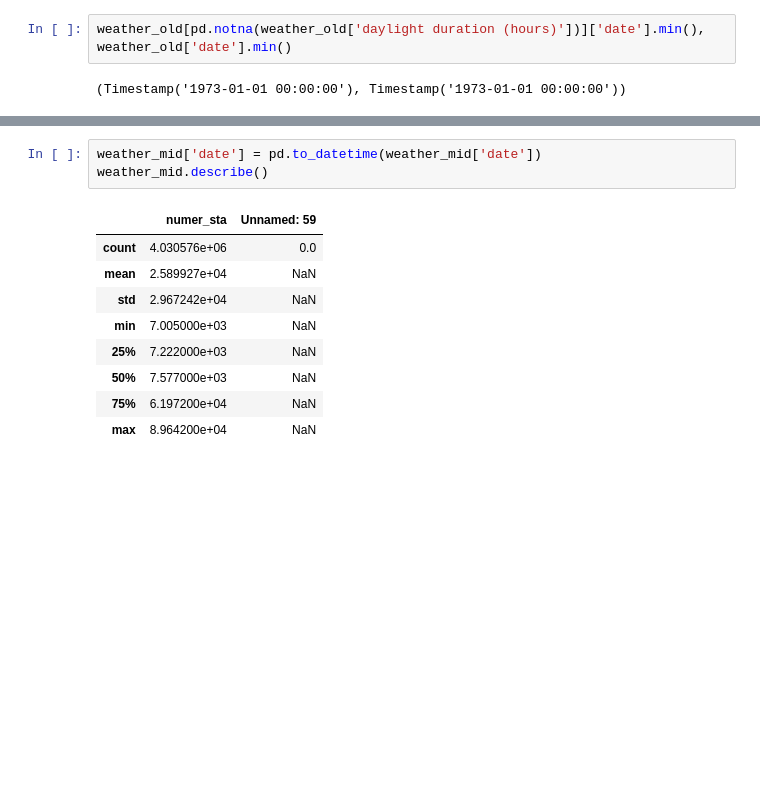
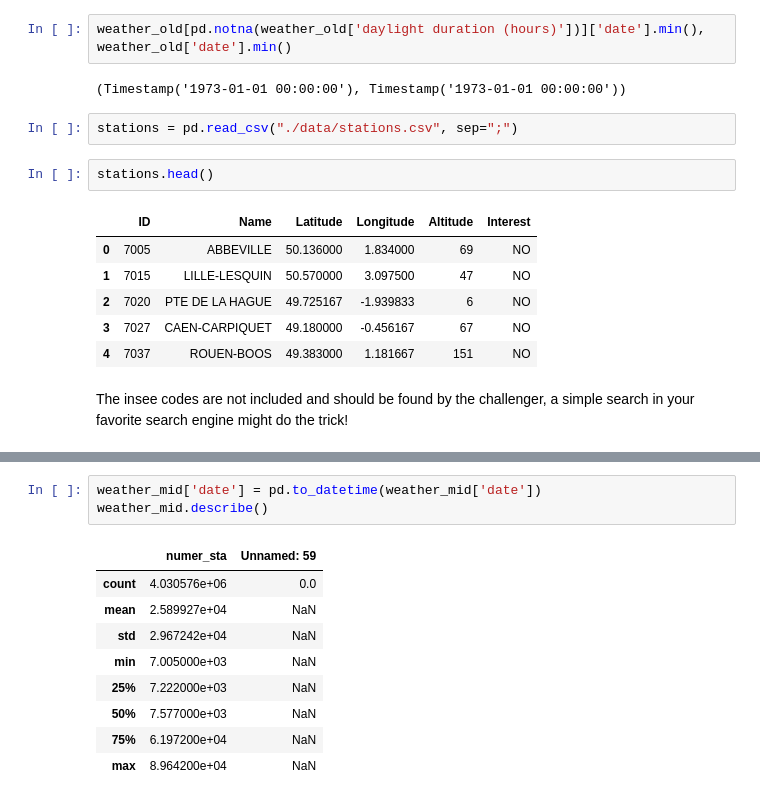
Before and after one commit to fd0r/Wildfire-Area, a Jupyter notebook: WFA_starting_kit.ipynb, the cells around one changed output, grey strips where cells are left out. Drawn from its saved outputs; the diff is of its cells as text; blank space fills up the shorter version.

```diff
--- a/WFA_starting_kit.ipynb
+++ b/WFA_starting_kit.ipynb
@@ -576,6 +571,19 @@ weather_old['date'] = pd.to_datetime(weather_old['date'], format='%Y-%m-%d')
 weather_old[pd.notna(weather_old['daylight duration (hours)'])]['date'].min(), weather_old['date'].min()
 # %% [output]
 (Timestamp('1973-01-01 00:00:00'), Timestamp('1973-01-01 00:00:00'))
+# %%
+stations = pd.read_csv("./data/stations.csv", sep=";")
+# %%
+stations.head()
+# %% [output]
+|  | ID | Name | Latitude | Longitude | Altitude | Interest |
+| 0 | 7005 | ABBEVILLE | 50.136000 | 1.834000 | 69 | NO |
+| 1 | 7015 | LILLE-LESQUIN | 50.570000 | 3.097500 | 47 | NO |
+| 2 | 7020 | PTE DE LA HAGUE | 49.725167 | -1.939833 | 6 | NO |
+| 3 | 7027 | CAEN-CARPIQUET | 49.180000 | -0.456167 | 67 | NO |
+| 4 | 7037 | ROUEN-BOOS | 49.383000 | 1.181667 | 151 | NO |
+# %% [markdown]
+The insee codes are not included and should be found by the challenger, a simple search in your favorite search engine might do the trick!
 # %%
 weather_mid = pd.read_csv("./data/mf_aglomerated.csv", sep=",", low_memory=False)
 display(weather_mid.head(1))
```
Also changed, not shown: parts of 10 cells of this notebook, 1 other file.
